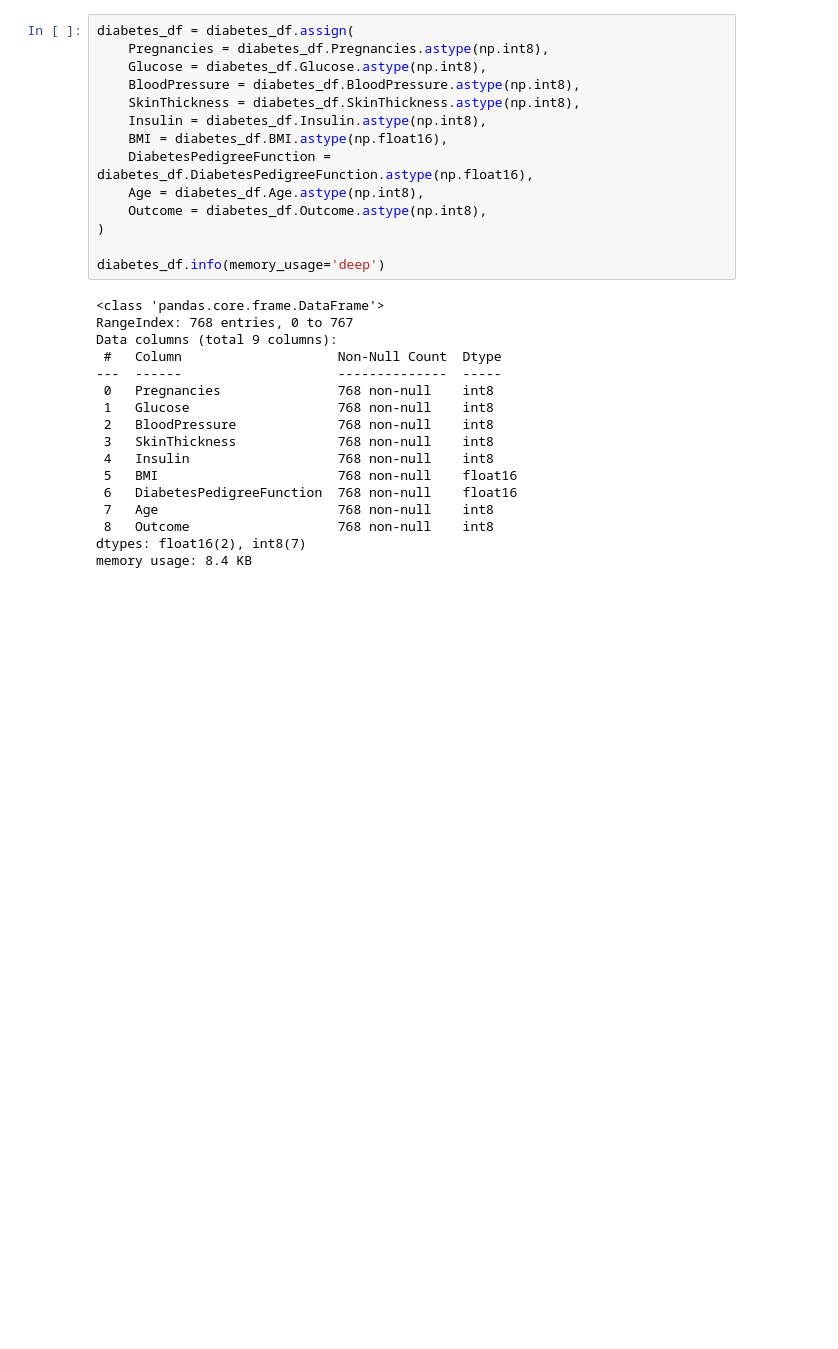
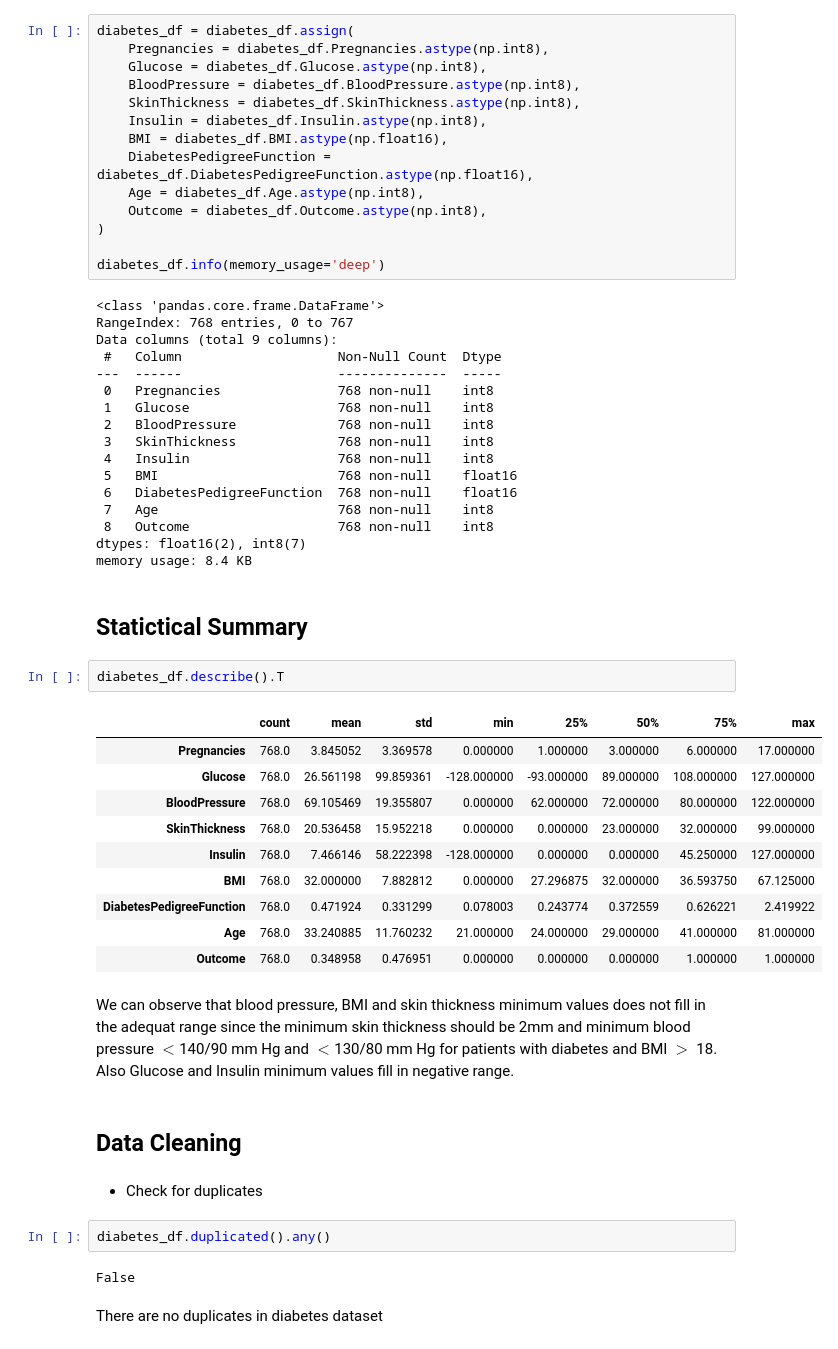
Before and after one commit to dajebbar/Diabetes-Classification, a Jupyter notebook: Dabetes_Classification.ipynb, the cells around one changed output. Cells and saved outputs as stored; diff of their text form; blank space fills up the shorter version.

```diff
--- a/Dabetes_Classification.ipynb
+++ b/Dabetes_Classification.ipynb
@@ -122,3 +122,30 @@ Data columns (total 9 columns):
  8   Outcome                   768 non-null    int8
 dtypes: float16(2), int8(7)
 memory usage: 8.4 KB
+# %% [markdown]
+## Statictical Summary
+# %%
+diabetes_df.describe().T
+# %% [output]
+|  | count | mean | std | min | 25% | 50% | 75% | max |
+| Pregnancies | 768.0 | 3.845052 | 3.369578 | 0.000000 | 1.000000 | 3.000000 | 6.000000 | 17.000000 |
+| Glucose | 768.0 | 26.561198 | 99.859361 | -128.000000 | -93.000000 | 89.000000 | 108.000000 | 127.000000 |
+| BloodPressure | 768.0 | 69.105469 | 19.355807 | 0.000000 | 62.000000 | 72.000000 | 80.000000 | 122.000000 |
+| SkinThickness | 768.0 | 20.536458 | 15.952218 | 0.000000 | 0.000000 | 23.000000 | 32.000000 | 99.000000 |
+| Insulin | 768.0 | 7.466146 | 58.222398 | -128.000000 | 0.000000 | 0.000000 | 45.250000 | 127.000000 |
+| BMI | 768.0 | 32.000000 | 7.882812 | 0.000000 | 27.296875 | 32.000000 | 36.593750 | 67.125000 |
+| DiabetesPedigreeFunction | 768.0 | 0.471924 | 0.331299 | 0.078003 | 0.243774 | 0.372559 | 0.626221 | 2.419922 |
+| Age | 768.0 | 33.240885 | 11.760232 | 21.000000 | 24.000000 | 29.000000 | 41.000000 | 81.000000 |
+| Outcome | 768.0 | 0.348958 | 0.476951 | 0.000000 | 0.000000 | 0.000000 | 1.000000 | 1.000000 |
+# %% [markdown]
+We can observe that blood pressure, BMI and skin thickness minimum values does not fill in the adequat range since the minimum skin thickness should be 2mm and minimum blood pressure $<$140/90 mm Hg and $<$130/80 mm Hg for patients with diabetes and BMI $>$ 18. Also Glucose and Insulin minimum values fill in negative range.
+# %% [markdown]
+## Data Cleaning
+# %% [markdown]
+- Check for duplicates
+# %%
+diabetes_df.duplicated().any()
+# %% [output]
+False
+# %% [markdown]
+There are no duplicates in diabetes dataset
```
Also changed, not shown: parts of 13 cells of this notebook.
